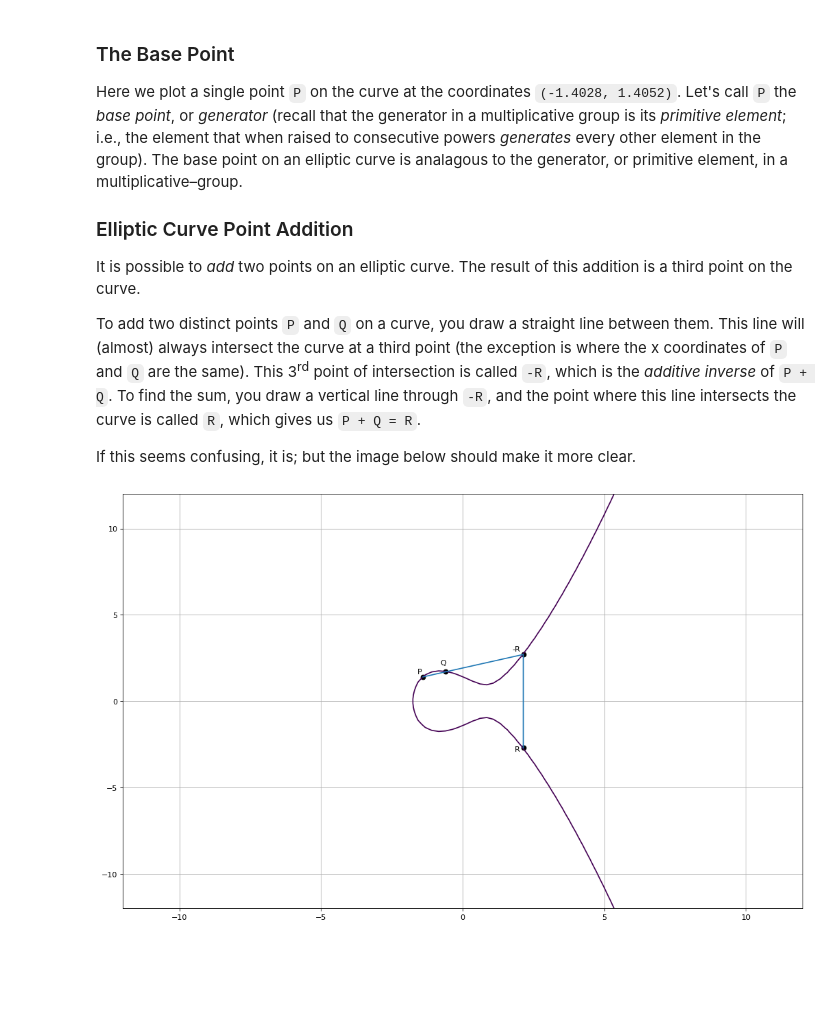
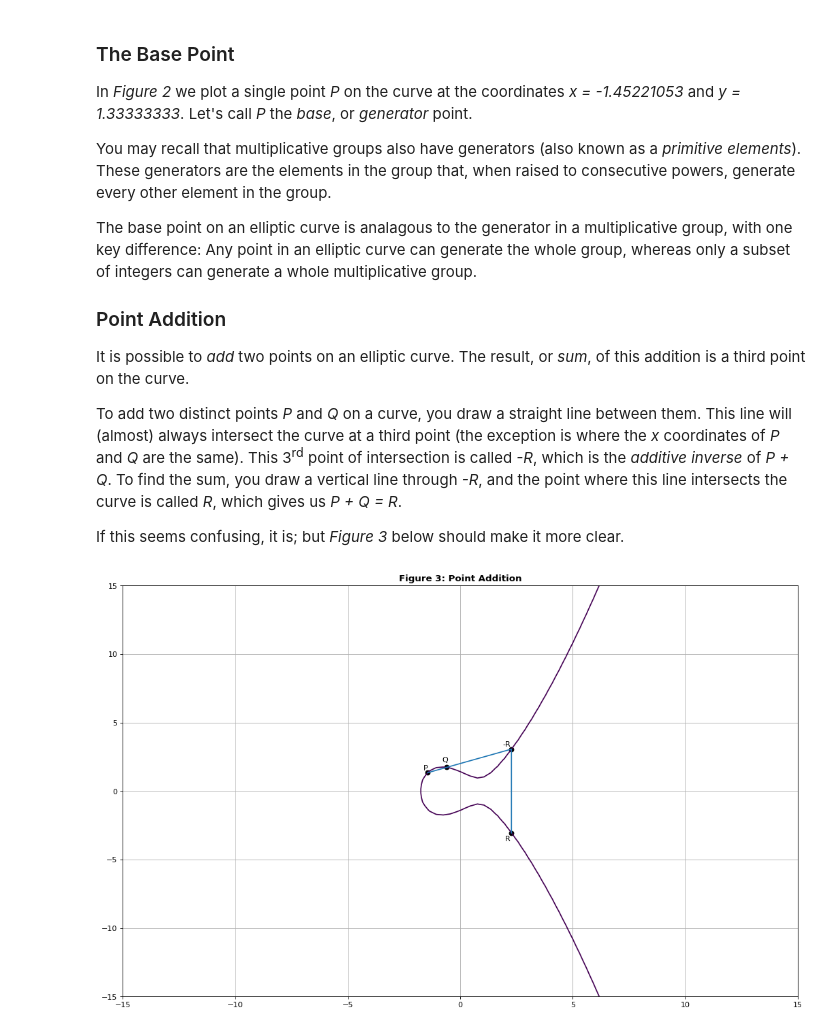
Before and after one commit to dchampion/crypto, a Jupyter notebook: doc/EllipticCurves.ipynb, the cells around one changed output. Drawn from its saved outputs; the diff is of its cells as text; code cells hidden in the pictures; blank space fills up the shorter version.

```diff
--- a/doc/EllipticCurves.ipynb
+++ b/doc/EllipticCurves.ipynb
@@ -12,10 +14,11 @@ import matplotlib.pyplot as plt
 
 plt.figure(figsize=(16,10), dpi=80)
 
-y, x = np.ogrid[-12:12:100j, -12:12:100j]
+y, x = np.ogrid[-15:15:100j, -15:15:100j]
 a, b = -2, 2
 plt.contour(x.ravel(), y.ravel(), pow(y, 2) - pow(x, 3) - a*x - b, [0])
 
+plt.title("Figure 1: An Elliptic Curve Over the Real Numbers", fontsize="large", fontweight="bold")
 plt.grid()
 plt.show()
 # %% [output]
@@ -29,10 +34,11 @@ plt.figure(figsize=(16,10), dpi=80)
 
 plt.contour(x.ravel(), y.ravel(), pow(y, 2) - pow(x, 3) - a*x - b, [0])
 
-Px, Py = -1.4029, 1.4052
+Px, Py = -1.45221053, 1.33333333
 plt.scatter(Px, Py, color="black")
 plt.annotate("P", [Px-.2, Py+.2])
 
+plt.title("Figure 2: The Base Point P", fontsize="large", fontweight="bold")
 plt.grid()
 plt.show()
 # %% [output]
@@ -40,41 +46,46 @@ plt.show()
 # %% [markdown]
 ### The Base Point
-Here we plot a single point `P` on the curve at the coordinates `(-1.4028, 1.4052)`. Let's call `P` the *base point*, or *generator* (recall that the generator in a multiplicative group is its *primitive element*; i.e., the element that when raised to consecutive powers *generates* every other element in the group). The base point on an elliptic curve is analagous to the generator, or primitive element, in a multiplicative&ndash;group.
+In *Figure 2* we plot a single point *P* on the curve at the coordinates *x = -1.45221053* and *y = 1.33333333*. Let's call *P* the *base*, or *generator* point.
 
-### Elliptic Curve Point Addition
-It is possible to *add* two points on an elliptic curve. The result of this addition is a third point on the curve.
+You may recall that multiplicative groups also have generators (also known as a *primitive elements*). These generators are the elements in the group that, when raised to consecutive powers, generate every other element in the group.
 
-To add two distinct points `P` and `Q` on a curve, you draw a straight line between them. This line will (almost) always intersect the curve at a third point (the exception is where the x coordinates of `P` and `Q` are the same). This 3<sup>rd</sup> point of intersection is called `-R`, which is the *additive inverse* of `P + Q`. To find the sum, you draw a vertical line through `-R`, and the point where this line intersects the curve is called `R`, which gives us `P + Q = R`.
+The base point on an elliptic curve is analagous to the generator in a multiplicative group, with one key difference: Any point in an elliptic curve can generate the whole group, whereas only a subset of integers can generate a whole multiplicative group.
 
-If this seems confusing, it is; but the image below should make it more clear.
+### Point Addition
+It is possible to *add* two points on an elliptic curve. The result, or *sum*, of this addition is a third point on the curve.
+
+To add two distinct points *P* and *Q* on a curve, you draw a straight line between them. This line will (almost) always intersect the curve at a third point (the exception is where the *x* coordinates of *P* and *Q* are the same). This 3<sup>rd</sup> point of intersection is called *-R*, which is the *additive inverse* of *P + Q*. To find the sum, you draw a vertical line through *-R*, and the point where this line intersects the curve is called *R*, which gives us *P + Q = R*.
+
+If this seems confusing, it is; but *Figure 3* below should make it more clear.
 # %%
 plt.figure(figsize=(16,10), dpi=80)
 
 plt.contour(x.ravel(), y.ravel(), pow(y, 2) - pow(x, 3) - a*x - b, [0])
 
 plt.scatter(Px, Py, color="black")
 plt.annotate("P", [Px-.2, Py+.2])
 
-Qx, Qy = -.6, 1.7
+Qx, Qy = -.60606061, 1.72499344
 plt.scatter(Qx, Qy, color="black")
 plt.annotate("Q", [Qx-.2, Qy+.4])
 
 def add(x1, y1, x2, y2):
     slope = (y2 - y1) / (x2 - x1)
     x3 = pow(slope, 2) - (x2 + x1)
     y3 = (slope * x2) - (slope * x3) - y2
     return x3, y3
 
 Rx, Ry = add(Px, Py, Qx, Qy)
 plt.scatter(Rx, -Ry, color="black")
 plt.annotate("-R", [Rx-.4, -Ry+.2])
 plt.scatter(Rx, Ry, color="black")
-plt.annotate("R", [Rx-.3, Ry-.2])
+plt.annotate("R", [Rx-.3, Ry-.6])
 
 plt.plot([Px,Qx,Rx,Rx], [Py,Qy,-Ry,Ry])
 
+plt.title("Figure 3: Point Addition", fontsize="large", fontweight="bold")
 plt.grid()
 plt.show()
 # %% [output]
-[figure, old version]
+[figure, new version]
 # %% [markdown]
```
Also changed, not shown: parts of 15 cells of this notebook.
